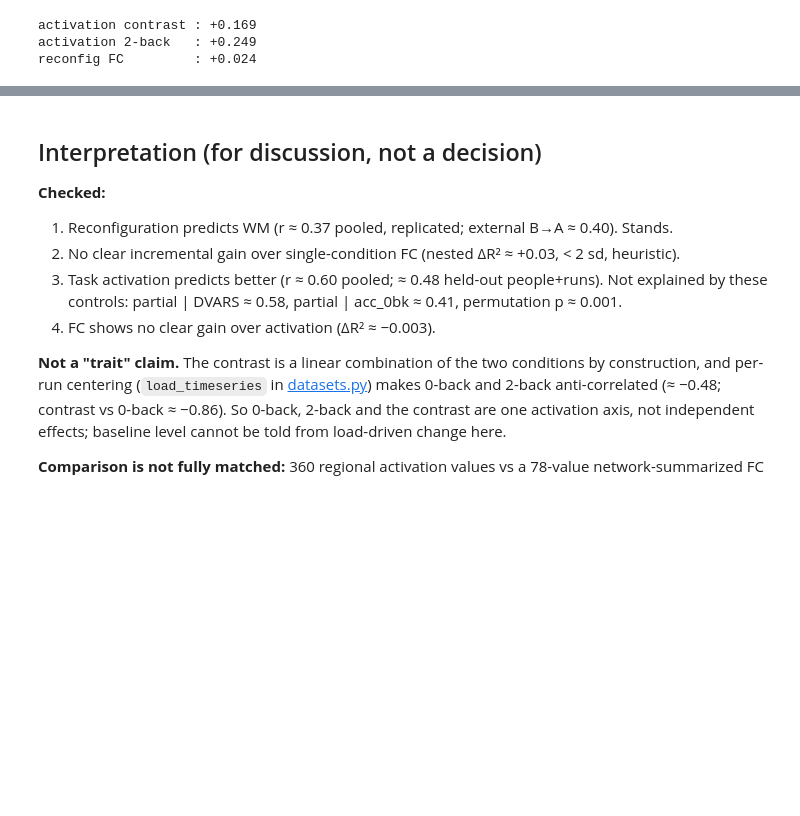
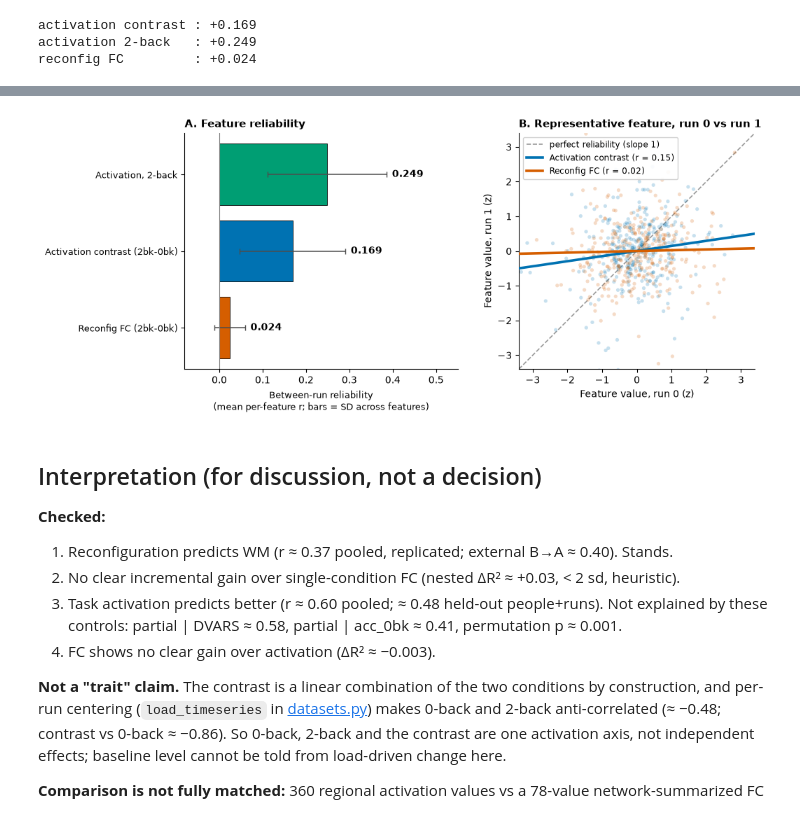
Before and after one commit to The-Gammas/The-Gammas, a Jupyter notebook: sandbox/jaime/08_activation_vs_reconfiguration.ipynb, the cells around one changed output, grey strips where cells are left out. Saved outputs shown, nothing was run; the diff lists cells and outputs as text; code cells hidden in the pictures; blank space fills up the shorter version.

```diff
--- a/sandbox/jaime/08_activation_vs_reconfiguration.ipynb
+++ b/sandbox/jaime/08_activation_vs_reconfiguration.ipynb
@@ -221,3 +299,81 @@ reconfig FC         : +0.024
+# %%
+import matplotlib.pyplot as plt
+
+# Mechanism: task activation beats FC reconfiguration because activation features are
+# far more reproducible between runs. Reliability is a ceiling on prediction.
+# Self-contained; uses A0, A2, FPr, rel, np, plt.
+
+def perfeat_r(F0, F1):
+    """Per-feature between-run Pearson r across the 336 subjects."""
+    a = F0 - F0.mean(0)
+    b = F1 - F1.mean(0)
+    return (a * b).sum(0) / np.sqrt((a ** 2).sum(0) * (b ** 2).sum(0))
+
+def median_feature(F0, F1):
+    r = perfeat_r(F0, F1)
+    return np.argsort(r)[len(r) // 2], r  # median-reliability feature, not the best
+
+C0, C1 = A2[0] - A0[0], A2[1] - A0[1]   # activation contrast 2bk-0bk (the top predictor)
+T0, T1 = A2[0], A2[1]                    # activation, 2-back
+R0, R1 = FPr[0], FPr[1]                  # reconfiguration FC fingerprint
+
+bars = [
+    ("Reconfig FC (2bk-0bk)",         R0, R1, "#D55E00"),
+    ("Activation contrast (2bk-0bk)", C0, C1, "#0072B2"),
+    ("Activation, 2-back",            T0, T1, "#009E73"),
+]
+
+fig, (axL, axR) = plt.subplots(1, 2, figsize=(11, 4.5),
+                               gridspec_kw={"width_ratios": [1.0, 1.15]})
+
+# ---- Panel A: mean between-run reliability, with across-feature spread ----
+ypos = np.arange(len(bars))
+means  = np.array([rel(F0, F1) for _, F0, F1, _ in bars])          # authoritative values
+spread = np.array([perfeat_r(F0, F1).std() for _, F0, F1, _ in bars])
+cols = [c for *_, c in bars]
+axL.barh(ypos, means, xerr=spread, color=cols, edgecolor="black", linewidth=0.6,
+         error_kw=dict(ecolor="0.3", lw=1.1, capsize=3))
+for yy, m, s in zip(ypos, means, spread):
+    axL.text(m + s + 0.012, yy, f"{m:.3f}", va="center", ha="left",
+             fontsize=10, fontweight="bold")
+axL.set_yticks(ypos)
+axL.set_yticklabels([b[0] for b in bars], fontsize=9.5)
+axL.set_xlim(-0.08, 0.55)
+axL.axvline(0, color="0.5", lw=0.8)
+axL.set_xlabel("Between-run reliability\n(mean per-feature r; bars = SD across features)", fontsize=9.5)
+axL.set_title("A. Feature reliability", fontsize=11, loc="left", fontweight="bold")
+axL.spines[["top", "right"]].set_visible(False)
+
+# ---- Panel B: run 0 vs run 1 for a representative (median-reliability) feature ----
+def zc(v):
+    return (v - v.mean()) / v.std()
+
+pairs = [
+    ("Activation contrast", C0, C1, "#0072B2"),
+    ("Reconfig FC",         R0, R1, "#D55E00"),
+]
+lim = 3.4
+xline = np.array([-lim, lim])
+axR.plot(xline, xline, ls="--", color="0.6", lw=1.2, zorder=1, label="perfect reliability (slope 1)")
+for name, F0, F1, c in pairs:
+    idx, r = median_feature(F0, F1)
+    ri = r[idx]
+    axR.scatter(zc(F0[:, idx]), zc(F1[:, idx]), s=14, color=c, alpha=0.22,
+                edgecolors="none", zorder=2)
+    axR.plot(xline, ri * xline, color=c, lw=2.6, zorder=3,
+             label=f"{name} (r = {ri:.2f})")  # z-scored, so slope = between-run r
+axR.set_xlim(-lim, lim); axR.set_ylim(-lim, lim)
+axR.set_aspect("equal", "box")
+axR.set_xlabel("Feature value, run 0 (z)", fontsize=10)
+axR.set_ylabel("Feature value, run 1 (z)", fontsize=10)
+axR.set_title("B. Representative feature, run 0 vs run 1", fontsize=11, loc="left", fontweight="bold")
+axR.legend(fontsize=8.5, loc="upper left", framealpha=0.9)
+axR.spines[["top", "right"]].set_visible(False)
+
+fig.tight_layout()
+plt.show()
+# %% [output]
+[figure, added]
 # %% [markdown]
 ## Interpretation (for discussion, not a decision)
 
```
Also changed, not shown: parts of 4 cells of this notebook.
